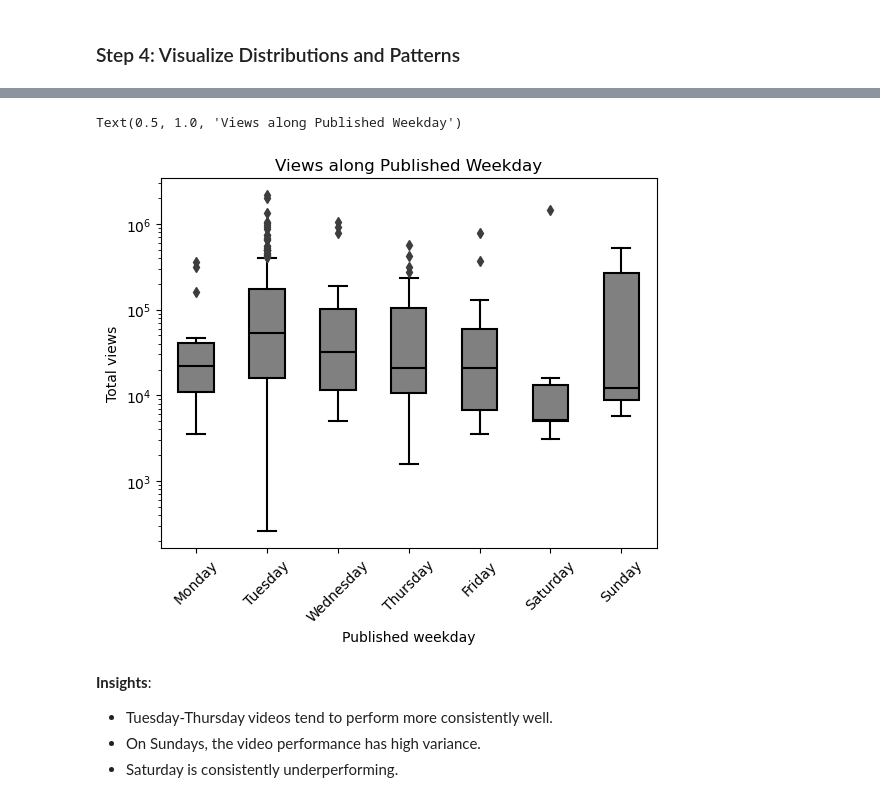
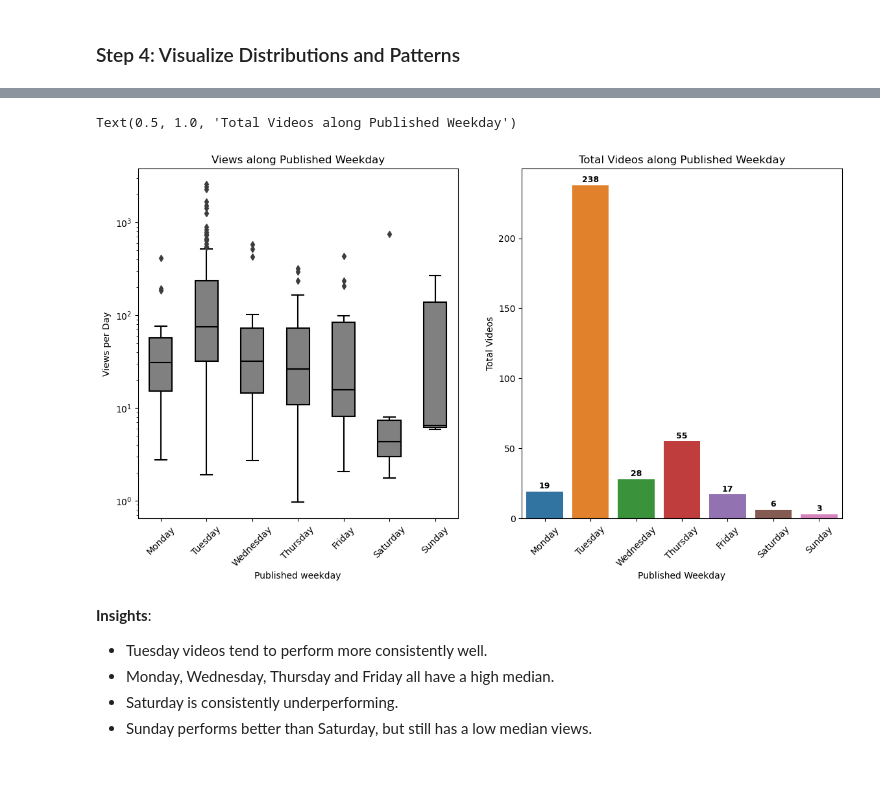
Before and after one commit to LiLuo086/alex-the-analyst-youtube-analysis, a Jupyter notebook: eda.ipynb, the cells around one changed output, grey strips where cells are left out. Drawn from its saved outputs; the diff is of its cells as text; code cells hidden in the pictures; blank space fills up the shorter version.

```diff
--- a/eda.ipynb
+++ b/eda.ipynb
@@ -192,21 +240,39 @@ Text(0.5, 1.0, 'Distribution of Views')
 # %%
+fig, axes = plt.subplots(1,2,figsize = (14,7))
+
 # Boxplot of views by weekday
 weekday = ['Monday', 'Tuesday', 'Wednesday', 'Thursday', 'Friday', 'Saturday', 'Sunday']
-sns.boxplot(x='published_weekday', y='views', data=df, order = weekday, showfliers=True, width=0.5,
+sns.boxplot(x='published_weekday', y='views_per_day', data=df, order = weekday, showfliers=True, width=0.5,ax=axes[0],
             boxprops=dict(facecolor='gray', edgecolor='black'),
             medianprops=dict(color='black'),
             whiskerprops=dict(color='black'),
             capprops=dict(color='black'))
-plt.ylabel('Total views')
-plt.yscale('log')
-plt.xticks(rotation=45)
-plt.xlabel('Published weekday')
-plt.title("Views along Published Weekday")
+axes[0].set_ylabel('Views per Day')
+axes[0].set_yscale('log')
+axes[0].tick_params(axis='x', rotation=45)
+axes[0].set_xlabel('Published weekday')
+axes[0].set_title("Views along Published Weekday")
+
+
+# Barplot of the views distribution along weekday
+sns.countplot(x='published_weekday', data=df, order=weekday, ax=axes[1])
+for p in axes[1].patches:
+    count = int(p.get_height())
+    axes[1].text(p.get_x() + p.get_width() / 2,
+                 p.get_height() + 1,
+                 str(count),
+                 ha='center', va='bottom', fontsize=9, fontweight='bold')
+
+axes[1].set_ylabel('Total Videos')
+axes[1].tick_params(axis='x', rotation=45)
+axes[1].set_xlabel('Published Weekday')
+axes[1].set_title("Total Videos along Published Weekday")
 # %% [output]
-Text(0.5, 1.0, 'Views along Published Weekday')
+Text(0.5, 1.0, 'Total Videos along Published Weekday')
-[figure, old version]
+[figure, new version]
 # %% [markdown]
 **Insights**:
-- Tuesday-Thursday videos tend to perform more consistently well.
-- On Sundays, the video performance has high variance.
+- Tuesday videos tend to perform more consistently well.
+- Monday, Wednesday, Thursday and Friday all have a high median.
 - Saturday is consistently underperforming.
+- Sunday performs better than Saturday, but still has a low median views.
```
Also changed, not shown: parts of 24 cells of this notebook.
